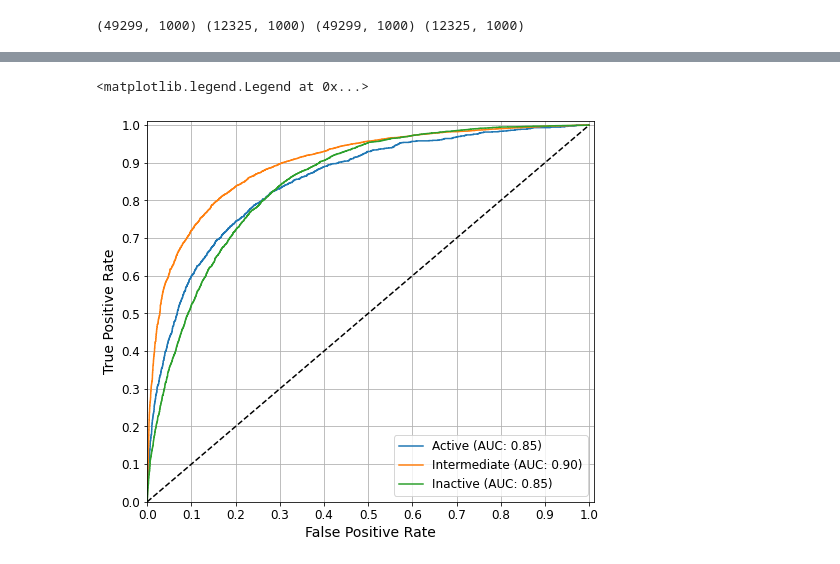
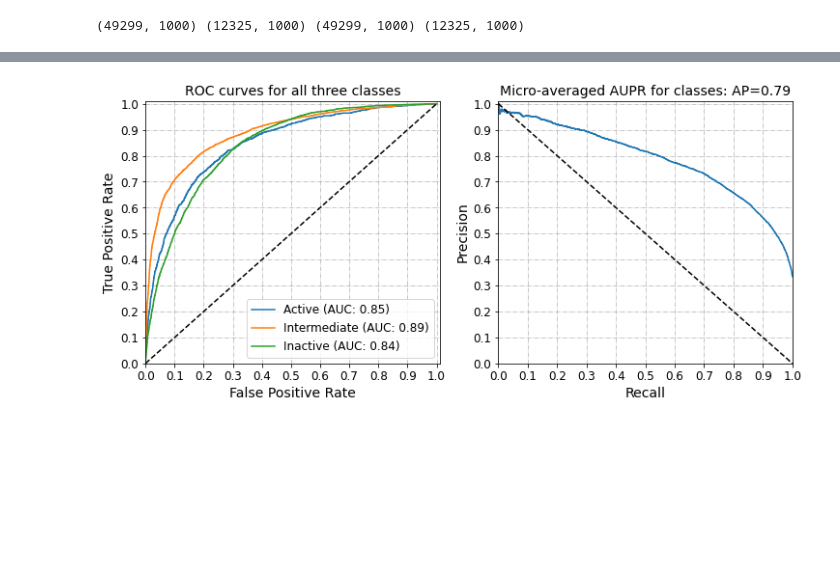
Before and after one commit to TeamSundar/dNNDR, a Jupyter notebook: CD101T10.ipynb, the cells around one changed output, grey strips where cells are left out. Drawn from its saved outputs; the diff is of its cells as text; code cells hidden in the pictures; blank space fills up the shorter version.

Commit message:
plot changes

```diff
--- a/CD101T10.ipynb
+++ b/CD101T10.ipynb
@@ -170,6 +137,6 @@ history = model1.fit(
     [train_target, train_drug, train_des], y_train,
     epochs=500, batch_size=256,
     validation_split=0.2,
-    callbacks=[es]
+    callbacks=[es, model_checkpoint]
     )
 # %% [output]
@@ -199,4 +191,5 @@ obj.plot_history(history)
 # %%
+# Compute ROC/AUC
 fpr = dict()
 tpr = dict()
 roc_auc = dict()
@@ -205,25 +198,51 @@ for i in range(3):
     y_pred_keras = model1.predict([test_target, test_drug, test_des])
     fpr[i], tpr[i], _ = roc_curve(y_test[:, i], y_pred_keras[:, i])
     roc_auc[i] = auc(fpr[i], tpr[i])
+
+# compute PR/AUPR
+precision, recall, average_precision = dict(), dict(), dict()
+
+for i in range(3):
+    precision[i], recall[i], _ = precision_recall_curve(y_test[:, i], y_pred_keras[:, i])
+    average_precision[i] = average_precision_score(y_test[:, i], y_pred_keras[:, i])
+
+# A "micro-average": quantifying score on all classes jointly
+precision["micro"], recall["micro"], _ = precision_recall_curve(y_test.ravel(), y_pred_keras.ravel())
+average_precision["micro"] = average_precision_score(y_test, y_pred_keras, average="micro")
+#print('Average precision score , micro-averaged over all classes: {0:0.2f}'
+#    .format(average_precision["micro"]))
 # %%
-# Plot of a ROC curve for a specific class
-fig, ax = plt.subplots(figsize=(8,7))
+fig, ax = plt.subplots(1,2,figsize=(12,5))
+
 for i, activity in zip(range(3),['Active', 'Intermediate','Inactive']):
-    ax.plot(fpr[i], tpr[i], label=activity+' (AUC: %0.2f)' % roc_auc[i], alpha=1)
-ax.plot([0, 1], [0, 1], 'k--')
-ax.set_ylim([0.0, 1.01])
-ax.set_xlim([0.0, 1.01])
-ax.set_yticks(np.arange(0, 1.1, 0.1))
-ax.set_xticks(np.arange(0, 1.1, 0.1))
-ax.set_xlabel('False Positive Rate', fontsize=14)
-ax.set_ylabel('True Positive Rate', fontsize=14)
+    ax[0].plot(fpr[i], tpr[i], label=activity+' (AUC: %0.2f)' % roc_auc[i], alpha=1)
+ax[0].plot([0, 1], [0, 1], 'k--')
+ax[0].set_ylim([0.0, 1.01])
+ax[0].set_xlim([0.0, 1.01])
+ax[0].set_yticks(np.arange(0, 1.1, 0.1))
+ax[0].set_xticks(np.arange(0, 1.1, 0.1))
+ax[0].set_title('ROC curves for all three classes', fontsize=14)
+ax[0].set_xlabel('False Positive Rate', fontsize=14)
+ax[0].set_ylabel('True Positive Rate', fontsize=14)
 #ax.set_title('Receiver operating characteristic ('+train_test+')', fontsize=14)
-ax.tick_params(axis="x", labelsize=12)
-ax.tick_params(axis="y", labelsize=12)
-#ax.text(0.035, 0.925, 'Average AUC:'+str(np.round(np.mean(roc_auc),3)))
-ax.grid()
-ax.legend(fontsize=12)
-#plt.savefig('plots/CD100T11/roc.png', dpi=500, bbox_inches='tight')
+ax[0].tick_params(axis="x", labelsize=12)
+ax[0].tick_params(axis="y", labelsize=12)
+ax[0].grid(linestyle='-.', linewidth=0.7)
+ax[0].legend(fontsize=12)
+
+ax[1].step(recall['micro'], precision['micro'], where='post')
+ax[1].set_xlabel('Recall', fontsize=14)
+ax[1].set_ylabel('Precision', fontsize=14)
+ax[1].plot([0, 1], [1, 0], 'k--')
+ax[1].set_ylim([0.0, 1.01])
+ax[1].set_xlim([0.0, 1.00])
+ax[1].set_yticks(np.arange(0, 1.1, 0.1))
+ax[1].set_xticks(np.arange(0, 1.1, 0.1))
+ax[1].set_title(
+    'Micro-averaged AUPR for classes: AP={0:0.2f}'
+    .format(average_precision["micro"]), fontsize=14)
+ax[1].tick_params(axis="x", labelsize=12)
+ax[1].tick_params(axis="y", labelsize=12)
+ax[1].grid(linestyle='-.', linewidth=0.7)
 # %% [output]
-<matplotlib.legend.Legend at 0x...>
-[figure, old version]
+[figure, new version]
```
Also changed, not shown: parts of 19 cells of this notebook.
